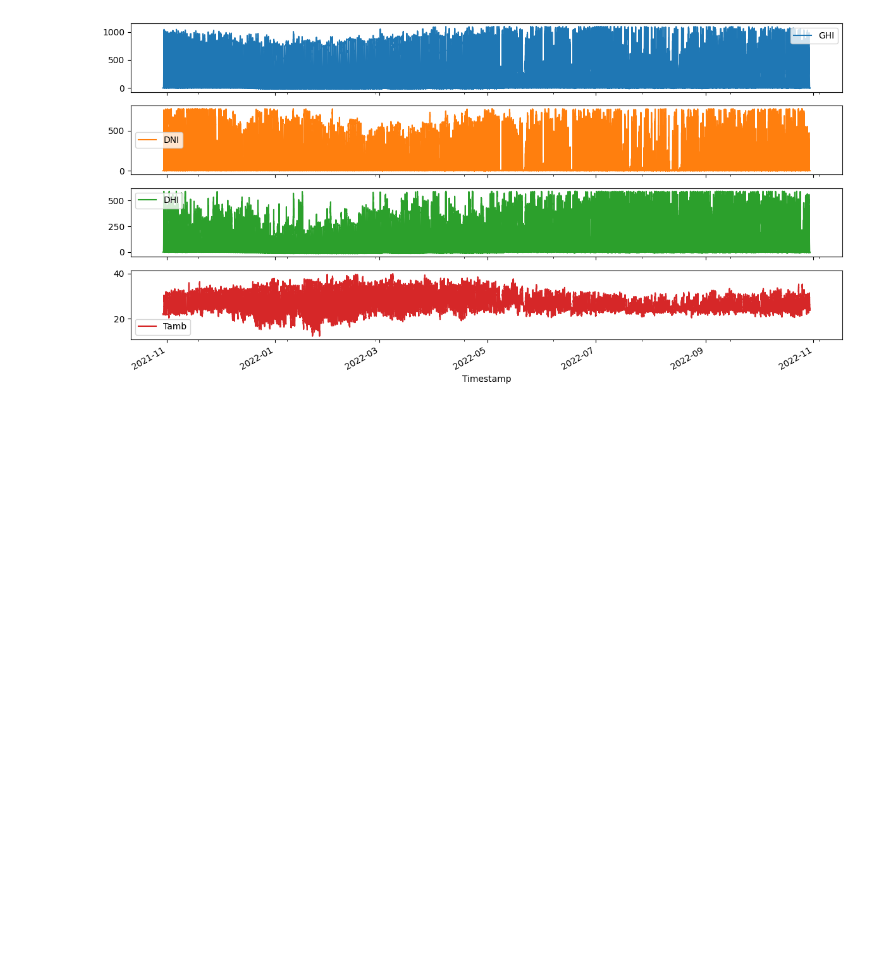
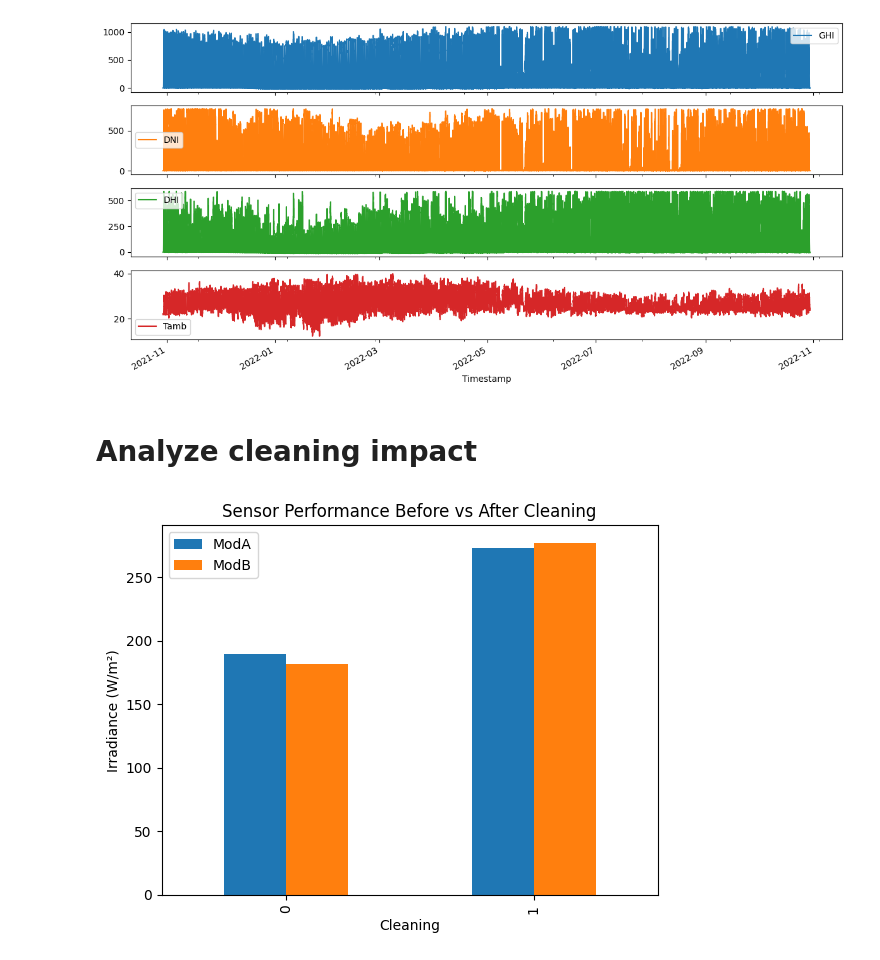
Before and after one commit to yoseph-zemede/solar-challenge-week1, a Jupyter notebook: notebooks/sierraleone_eda.ipynb, the cells around one changed output. Saved outputs shown, nothing was run; the diff lists cells and outputs as text; code cells hidden in the pictures; blank space fills up the shorter version.

Commit message:
feat: analyzed sensor cleaning impact for Sierra Leone

```diff
--- a/notebooks/sierraleone_eda.ipynb
+++ b/notebooks/sierraleone_eda.ipynb
@@ -72,3 +72,12 @@ plt.tight_layout()
 plt.show()
 # %% [output]
 [figure]
+# %% [markdown]
+# Analyze cleaning impact
+# %%
+df_clean.groupby('Cleaning')[['ModA', 'ModB']].mean().plot(kind='bar')
+plt.title('Sensor Performance Before vs After Cleaning')
+plt.ylabel('Irradiance (W/m²)')
+plt.show()
+# %% [output]
+[figure, added]
```
